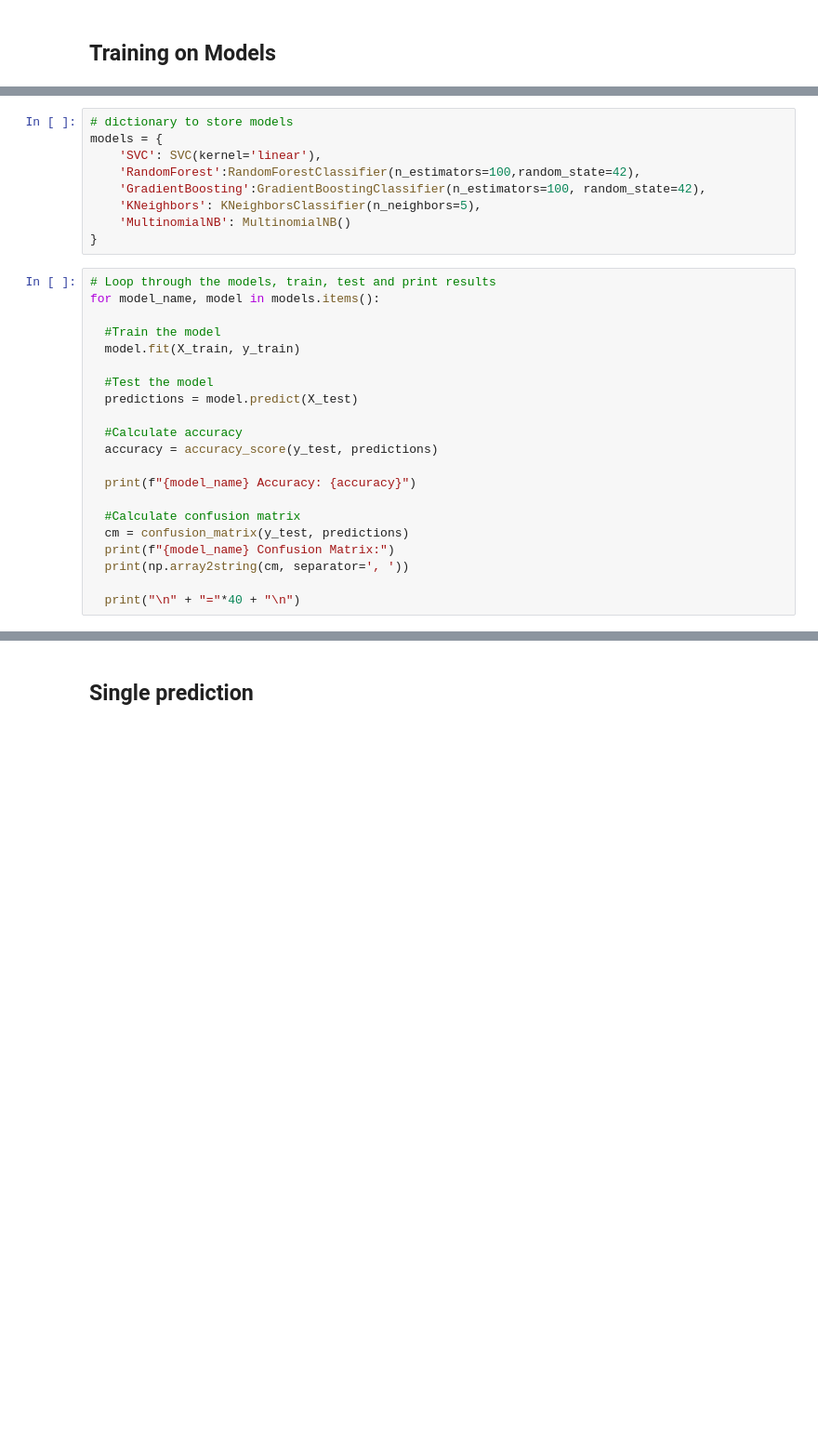
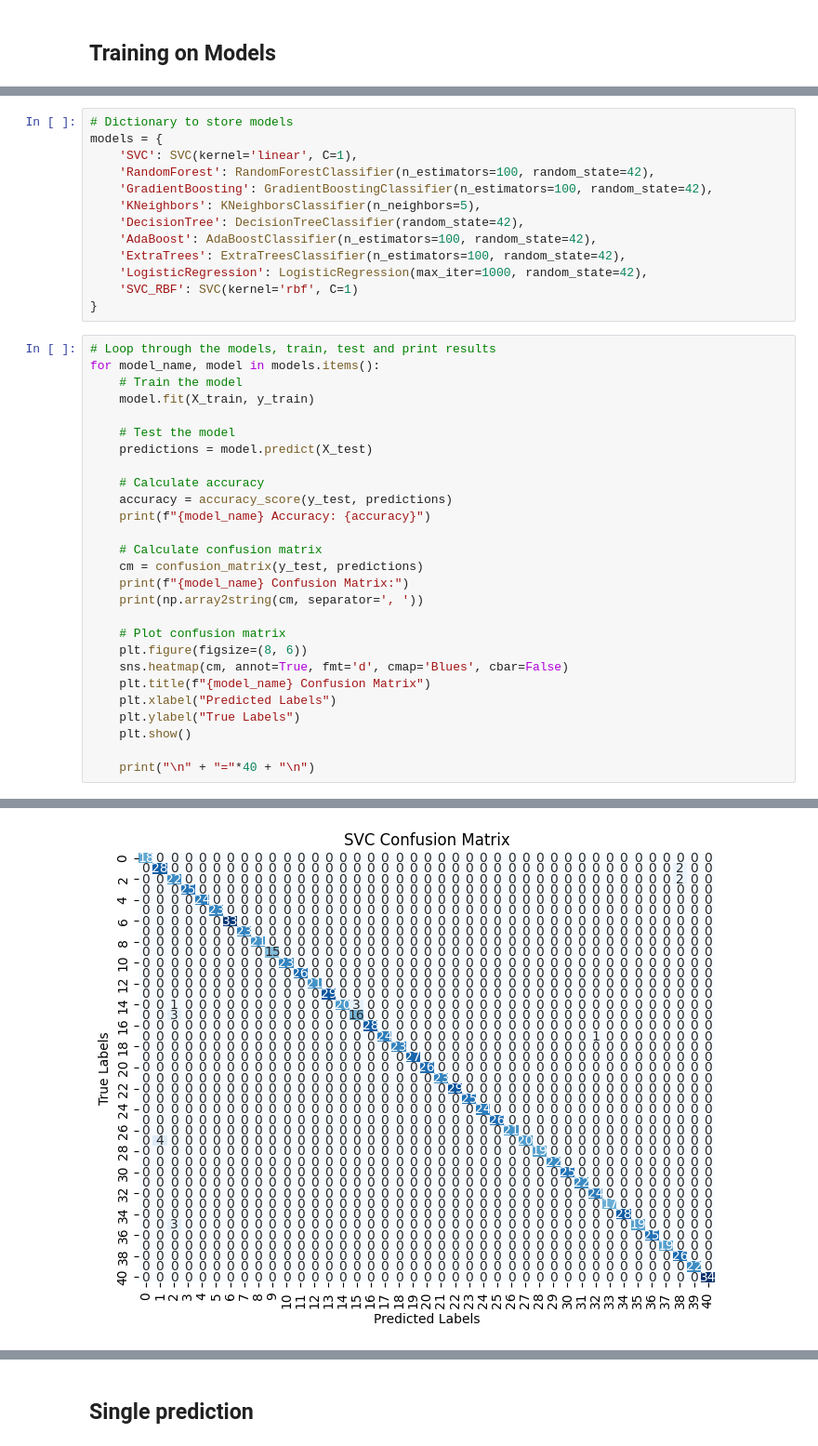
Before and after one commit to ApoorvaKhajbage/medicine_recommendation_system, a Jupyter notebook: models/Medical_Recommendation.ipynb, the cells around one changed output, grey strips where cells are left out. Shown at 93% size. Saved outputs shown, nothing was run; the diff lists cells and outputs as text; blank space fills up the shorter version.

```diff
--- a/models/Medical_Recommendation.ipynb
+++ b/models/Medical_Recommendation.ipynb
@@ -101,31 +412,41 @@ import numpy as np
 # %%
-# dictionary to store models
+# Dictionary to store models
 models = {
-    'SVC': SVC(kernel='linear'),
-    'RandomForest':RandomForestClassifier(n_estimators=100,random_state=42),
-    'GradientBoosting':GradientBoostingClassifier(n_estimators=100, random_state=42),
+    'SVC': SVC(kernel='linear', C=1),
+    'RandomForest': RandomForestClassifier(n_estimators=100, random_state=42),
+    'GradientBoosting': GradientBoostingClassifier(n_estimators=100, random_state=42),
     'KNeighbors': KNeighborsClassifier(n_neighbors=5),
-    'MultinomialNB': MultinomialNB()
+    'DecisionTree': DecisionTreeClassifier(random_state=42),
+    'AdaBoost': AdaBoostClassifier(n_estimators=100, random_state=42),
+    'ExtraTrees': ExtraTreesClassifier(n_estimators=100, random_state=42),
+    'LogisticRegression': LogisticRegression(max_iter=1000, random_state=42),
+    'SVC_RBF': SVC(kernel='rbf', C=1)
 }
 # %%
 # Loop through the models, train, test and print results
 for model_name, model in models.items():
+    # Train the model
+    model.fit(X_train, y_train)
 
-  #Train the model
-  model.fit(X_train, y_train)
+    # Test the model
+    predictions = model.predict(X_test)
 
-  #Test the model
-  predictions = model.predict(X_test)
+    # Calculate accuracy
+    accuracy = accuracy_score(y_test, predictions)
+    print(f"{model_name} Accuracy: {accuracy}")
 
-  #Calculate accuracy
-  accuracy = accuracy_score(y_test, predictions)
+    # Calculate confusion matrix
+    cm = confusion_matrix(y_test, predictions)
+    print(f"{model_name} Confusion Matrix:")
+    print(np.array2string(cm, separator=', '))
 
-  print(f"{model_name} Accuracy: {accuracy}")
+    # Plot confusion matrix
+    plt.figure(figsize=(8, 6))
+    sns.heatmap(cm, annot=True, fmt='d', cmap='Blues', cbar=False)
+    plt.title(f"{model_name} Confusion Matrix")
+    plt.xlabel("Predicted Labels")
+    plt.ylabel("True Labels")
+    plt.show()
 
-  #Calculate confusion matrix
-  cm = confusion_matrix(y_test, predictions)
-  print(f"{model_name} Confusion Matrix:")
-  print(np.array2string(cm, separator=', '))
-
-  print("\n" + "="*40 + "\n")
+    print("\n" + "="*40 + "\n")
 # %% [output]
@@ -148,0 +462 @@ SVC Confusion Matrix:
+[figure, added]
```
Also changed, not shown: parts of 25 cells of this notebook, 15 other files.
